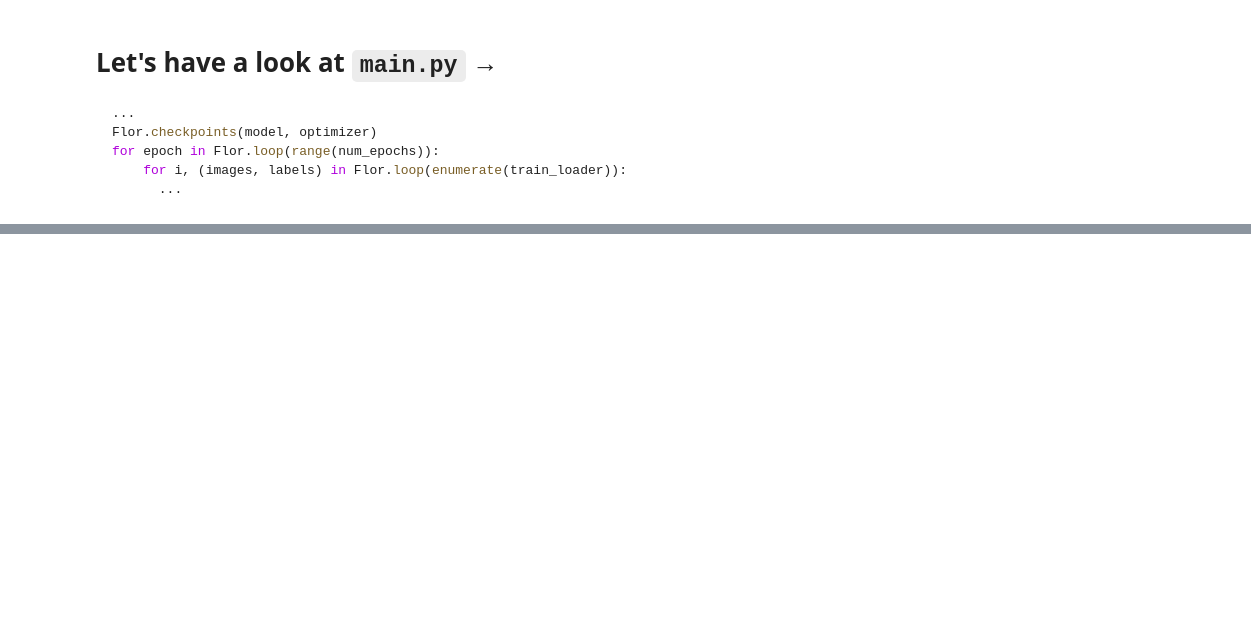
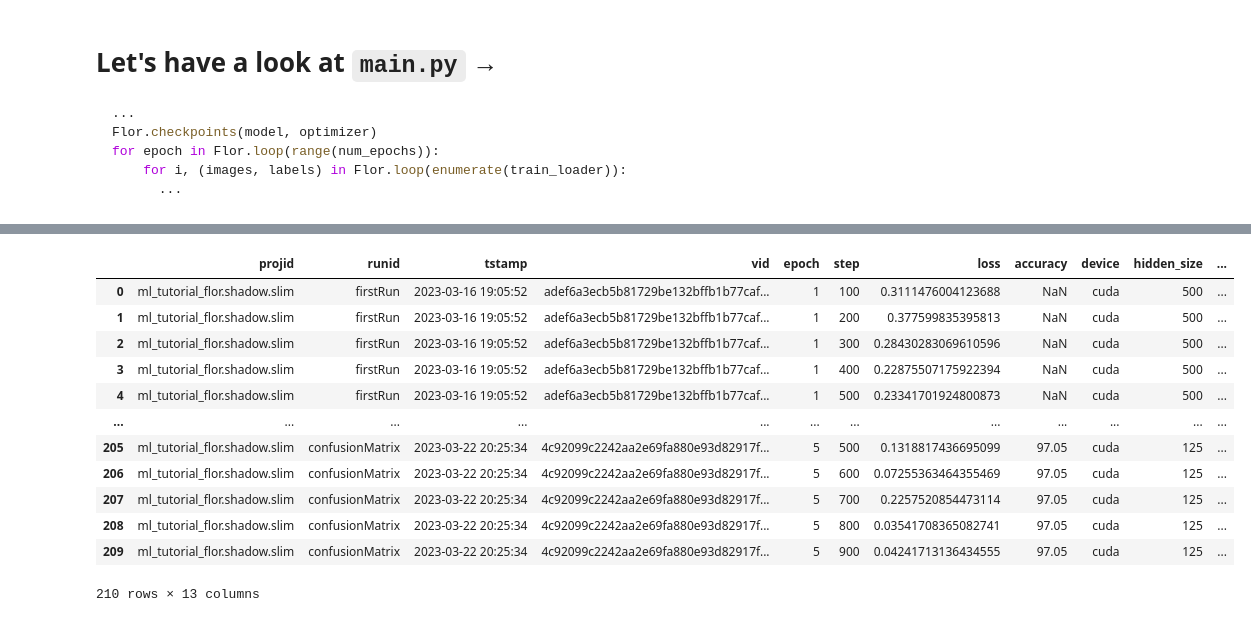
Before and after one commit to ucbrise/flor, a Jupyter notebook: presentations/CoreData_Flor.ipynb, the cells around one changed output, grey strips where cells are left out. Drawn from its saved outputs; the diff is of its cells as text; code cells hidden in the pictures; blank space fills up the shorter version.

```diff
--- a/presentations/CoreData_Flor.ipynb
+++ b/presentations/CoreData_Flor.ipynb
@@ -83,0 +66,19 @@ full_pivot(log_records())
+# %%
+import flor
+from flor import log_records, full_pivot
+pvt = full_pivot(log_records())
+pvt
+# %% [output]
+|  | projid | runid | tstamp | vid | epoch | step | loss | accuracy | device | hidden_size | ... |
+| 0 | ml_tutorial_flor.shadow.slim | firstRun | 2023-03-16 19:05:52 | adef6a3ecb5b81729be132bffb1b77caf... | 1 | 100 | 0.3111476004123688 | NaN | cuda | 500 | ... |
+| 1 | ml_tutorial_flor.shadow.slim | firstRun | 2023-03-16 19:05:52 | adef6a3ecb5b81729be132bffb1b77caf... | 1 | 200 | 0.377599835395813 | NaN | cuda | 500 | ... |
+| 2 | ml_tutorial_flor.shadow.slim | firstRun | 2023-03-16 19:05:52 | adef6a3ecb5b81729be132bffb1b77caf... | 1 | 300 | 0.28430283069610596 | NaN | cuda | 500 | ... |
+| 3 | ml_tutorial_flor.shadow.slim | firstRun | 2023-03-16 19:05:52 | adef6a3ecb5b81729be132bffb1b77caf... | 1 | 400 | 0.22875507175922394 | NaN | cuda | 500 | ... |
+| 4 | ml_tutorial_flor.shadow.slim | firstRun | 2023-03-16 19:05:52 | adef6a3ecb5b81729be132bffb1b77caf... | 1 | 500 | 0.23341701924800873 | NaN | cuda | 500 | ... |
+| ... | ... | ... | ... | ... | ... | ... | ... | ... | ... | ... | ... |
+| 205 | ml_tutorial_flor.shadow.slim | confusionMatrix | 2023-03-22 20:25:34 | 4c92099c2242aa2e69fa880e93d82917f... | 5 | 500 | 0.1318817436695099 | 97.05 | cuda | 125 | ... |
+| 206 | ml_tutorial_flor.shadow.slim | confusionMatrix | 2023-03-22 20:25:34 | 4c92099c2242aa2e69fa880e93d82917f... | 5 | 600 | 0.07255363464355469 | 97.05 | cuda | 125 | ... |
+| 207 | ml_tutorial_flor.shadow.slim | confusionMatrix | 2023-03-22 20:25:34 | 4c92099c2242aa2e69fa880e93d82917f... | 5 | 700 | 0.2257520854473114 | 97.05 | cuda | 125 | ... |
+| 208 | ml_tutorial_flor.shadow.slim | confusionMatrix | 2023-03-22 20:25:34 | 4c92099c2242aa2e69fa880e93d82917f... | 5 | 800 | 0.03541708365082741 | 97.05 | cuda | 125 | ... |
+| 209 | ml_tutorial_flor.shadow.slim | confusionMatrix | 2023-03-22 20:25:34 | 4c92099c2242aa2e69fa880e93d82917f... | 5 | 900 | 0.04241713136434555 | 97.05 | cuda | 125 | ... |
+210 rows × 13 columns
```
Also changed, not shown: parts of 19 cells of this notebook, 2 other files.
